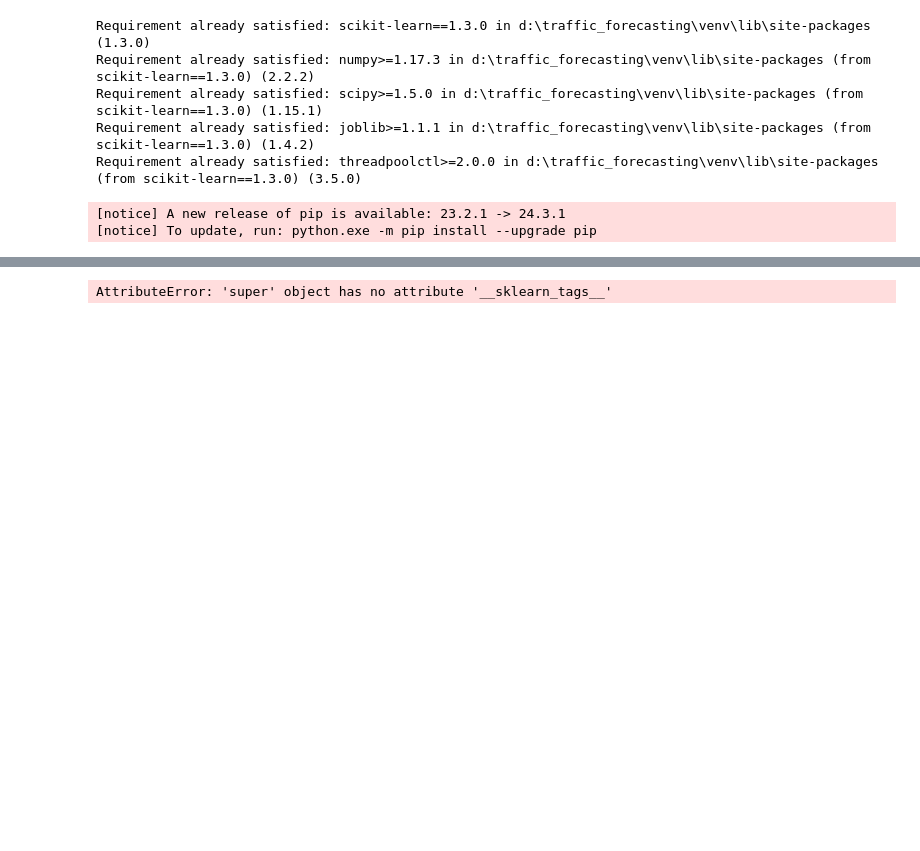
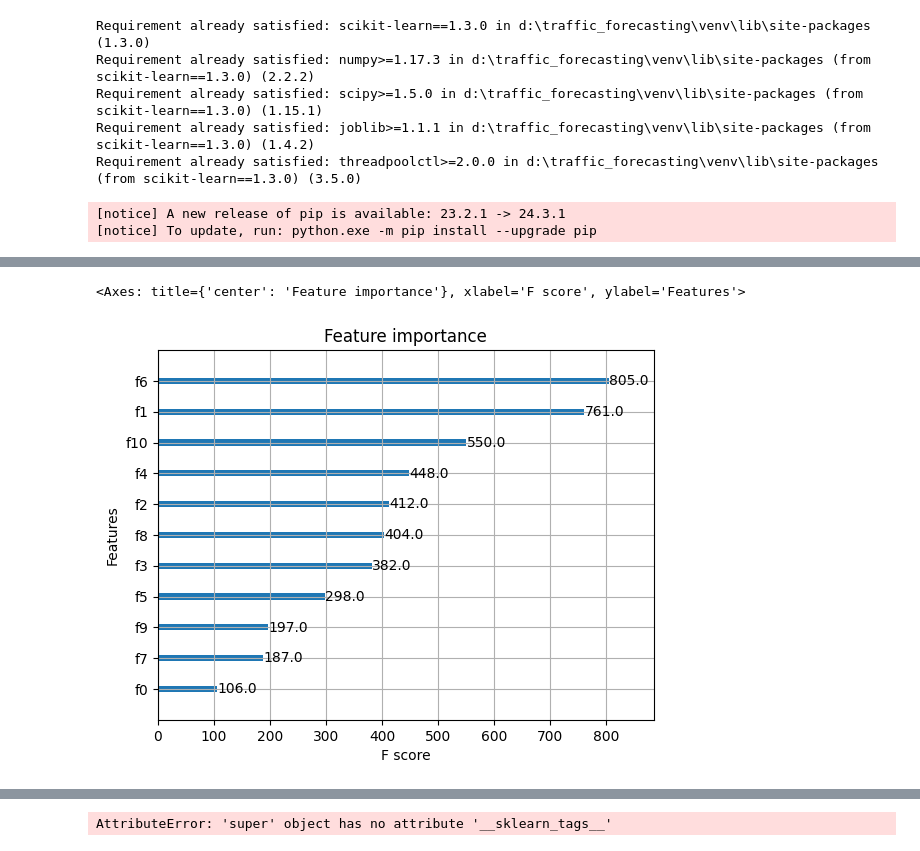
Before and after one commit to Mohammadtalha3/NewYorkTaxi, a Jupyter notebook: Experiment/Data_Ingestion.ipynb, the cells around one changed output, grey strips where cells are left out. Cells and saved outputs as stored; diff of their text form; code cells hidden in the pictures; blank space fills up the shorter version.

```diff
--- a/Experiment/Data_Ingestion.ipynb
+++ b/Experiment/Data_Ingestion.ipynb
@@ -179,8 +197,8 @@ df.drop(columns=['RatecodeID', 'VendorID'])
 | 2824461 | 1.0 | 1.58 | 140 | 263 | 8.6 | 1.0 | 0.5 | ... |
 2824462 rows × 22 columns
 # %%
-X = df.drop(columns=['trip_duration'])  # All columns except the target
-y = df['trip_duration']  # The target variable
+X = df.drop(columns=['fare_amount'])  # All columns except the target
+y = df['fare_amount']  # The target variable
 # %%
 from sklearn.model_selection import train_test_split
 
@@ -240,0 +323,6 @@ R²: 0.8518576612218705
+# %%
+from xgboost import plot_importance
+plot_importance(xgb_reg)  # Visualize feature importance
+# %% [output]
+<Axes: title={'center': 'Feature importance'}, xlabel='F score', ylabel='Features'>
+[figure, added]
```
Also changed, not shown: parts of 24 cells of this notebook, 2 other files.
